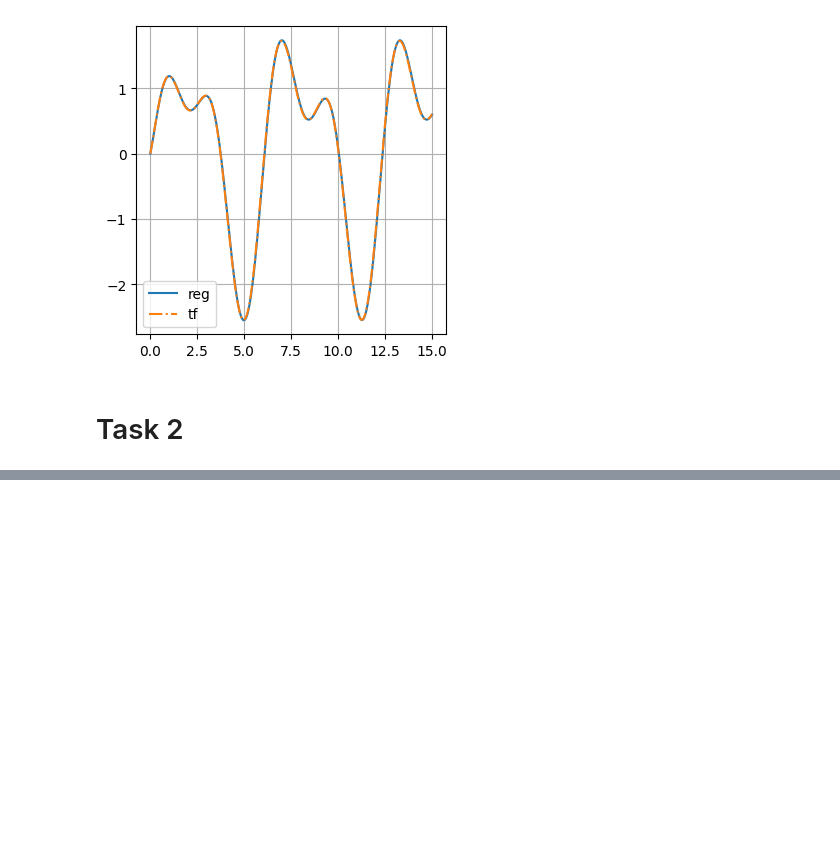
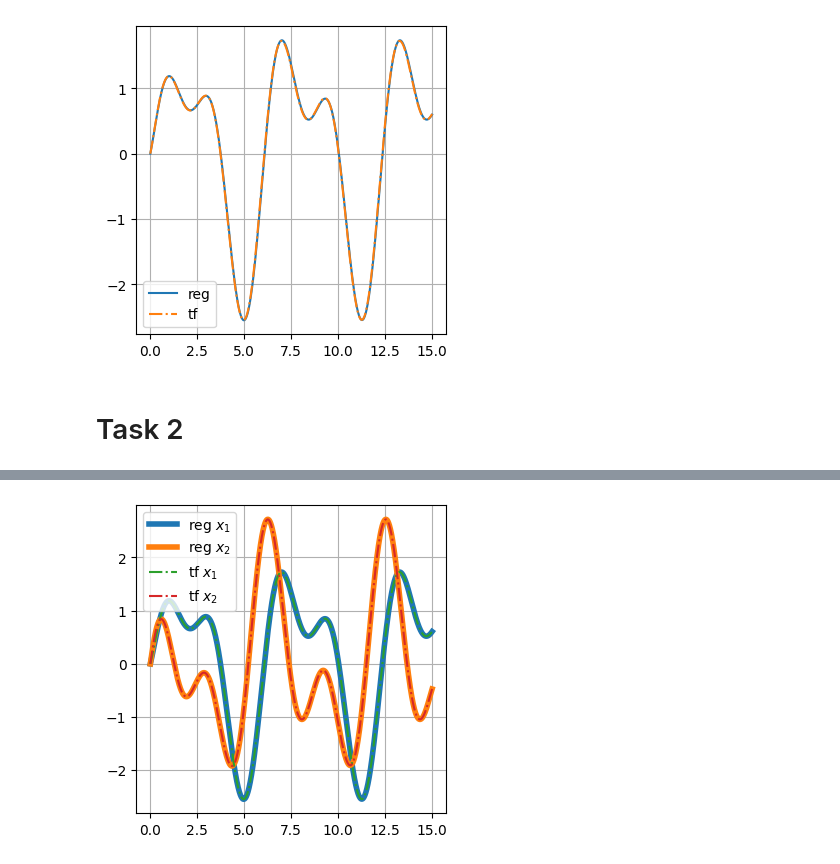
Before and after one commit to lalayants/adaptive-and-robust-control, a Jupyter notebook: 6/6.ipynb, the cells around one changed output, grey strips where cells are left out. Cells and saved outputs as stored; diff of their text form; code cells hidden in the pictures; blank space fills up the shorter version.

```diff
--- a/6/6.ipynb
+++ b/6/6.ipynb
@@ -23,7 +23,7 @@ g = lambda t : np.sin(t) + 0.5 * np.cos(2 * t)
 # %%
 theta = np.array([k_0 - a_0, k_1 - a_1, b_0, b_1])
 # %%
-class OutputRegression():
+class OutputParametrization():
     def __init__(self, denum_ks, n, m, y0, u0, theta) -> None:
         u0 = np.array([u0])
         parts = y0 / sum(theta**2)
@@ -68,7 +68,7 @@ ts = np.linspace(0, 15, 1000)
 u = g(ts).reshape((len(ts), 1))
 
 y0 = 0
-ov = OutputRegression(denum_ks=[1, k_1, k_0], n=2, m=2, y0=y0, u0=u[0], theta=theta)
+ov = OutputParametrization(denum_ks=[1, k_1, k_0], n=2, m=2, y0=y0, u0=u[0], theta=theta)
 res = ov.model(ts, u, theta)
 plt.plot(ts, res, label='reg')
 
@@ -122,0 +116,75 @@ $\displaystyle \left[\begin{matrix}\frac{s}{s^{2} + s + 1} & - \frac{1}{- s^{2}
+# %%
+import sympy
+from sympy.abc import s
+
+class StateParametrization():
+    def __init__(self, theta, A_0, C, dt, x0=None) -> None:
+        # self.filters = np.zeros((A_0.shape), dtype=object)
+        # tfs = (sympy.Matrix(np.eye(A_0.shape[0])) * s - sympy.Matrix(A_0)).inv()
+        # for i in range(len(tfs)):
+        #     tf = tfs[i]
+        #     # print('====')
+        #     # print(tf)
+        #     tf = sympy.fraction(tf)
+        #     if type(tf[0]) is not sympy.core.numbers.Integer:
+        #         num = sympy.poly(tf[0]).all_coeffs()
+        #     else:
+        #         num = [tf[0]]
+        #     denum = sympy.poly(tf[1]).all_coeffs()
+        #     num = list(map(float, num))
+        #     denum = list(map(float, denum))
+        #     # print(num)
+        #     # print(denum)
+        #     # print(TransferFunction(num, denum))
+        #     self.filters[i // A.shape[0], i % A.shape[0]] = TransferFunction(num, denum)
+        # self.filters = np.array((self.filters, self.filters))
+        # print(tfs)
+        # print(self.filters.shape)
+        # B = np.zeros((A_0.shape[0], 1))
+        # B[1, 0] = 1
+        # A, B, C, D, _ = scipy.signal.cont2discrete((A_0, B, np.eye(A_0.shape[0]), np.zeros((A_0.shape[0], 1))), dt)
+        # print(A, B)
+        self.C = C
+        self.n = A_0.shape[0]
+        self.dt = dt
+        self.A_0 = A_0
+        self.theta = theta
+        sum_theta = np.sum(theta**2)
+        self.states = np.zeros((self.n * 2, 2))
+        if type(x0) is not None:
+            for i in range(len(theta)):
+                self.states[i] = (x0 / sum_theta) * theta[i]
+        # print(theta @ self.states)
+
+    def model(self, ts, us, theta):
+        res = [self.theta @ self.states]
+        for idx in range(len(ts) - 1):
+            y = (self.C @ res[-1]).reshape(-1)[-1]
+            for i in range(self.n):
+                e = np.zeros((self.n, 1))
+                e[self.n - i - 1] = 1
+                A, B, C, D, _ = scipy.signal.cont2discrete((self.A_0, e, np.eye(self.n), np.zeros((self.n, 1))), self.dt)
+                self.states[i] = A @ self.states[i] + (B * y).reshape(-1)
+            for i in range(self.n):
+                e = np.zeros((self.n, 1))
+                e[self.n - i - 1] = 1
+                A, B, C, D, _ = scipy.signal.cont2discrete((self.A_0, e, np.eye(self.n), np.zeros((self.n, 1))), self.dt)
+                self.states[self.n + i] = A @ self.states[self.n + i] + (B * us[idx]).reshape(-1)
+            res.append(theta @ self.states)
+        return res
+
+
+t_max = 15
+dt = 1e-3
+ts = np.linspace(0, t_max, int(t_max / dt))
+u = g(ts).reshape((len(ts), 1))
+
+ov = StateParametrization(theta, A_0, ssC_orig, dt=ts[1]-ts[0], x0=np.array([0, 0]))
+res = ov.model(ts, u, theta)
+plt.plot(ts, res, label=['reg $x_1$', 'reg $x_2$'], linewidth=4)
+
+t, y, x_orig = lsim((ssA_orig, ssB_orig, ssC_orig, ssD_orig), U=u, T=ts)
+plt.plot(t, x_orig, '-.', label=['tf $x_1$', 'tf $x_2$'])
+plt.grid()
+plt.legend()
+# %% [output]
@@ -122,0 +192 @@ $\displaystyle \left[\begin{matrix}\frac{s}{s^{2} + s + 1} & - \frac{1}{- s^{2}
+[figure, added]
```
Also changed, not shown: parts of 6 cells of this notebook.
